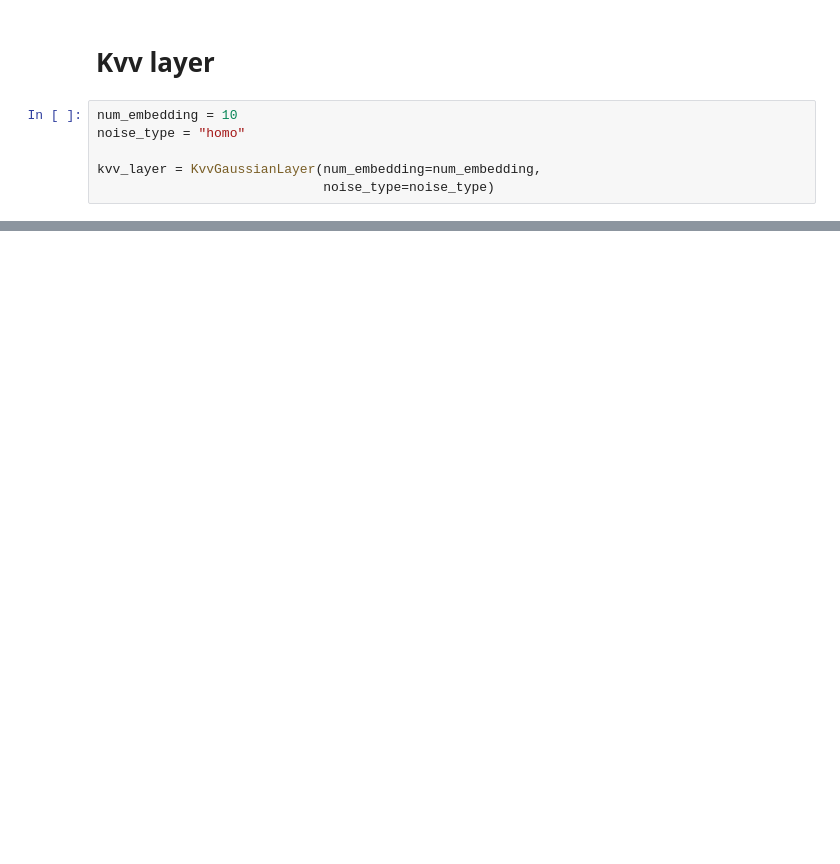
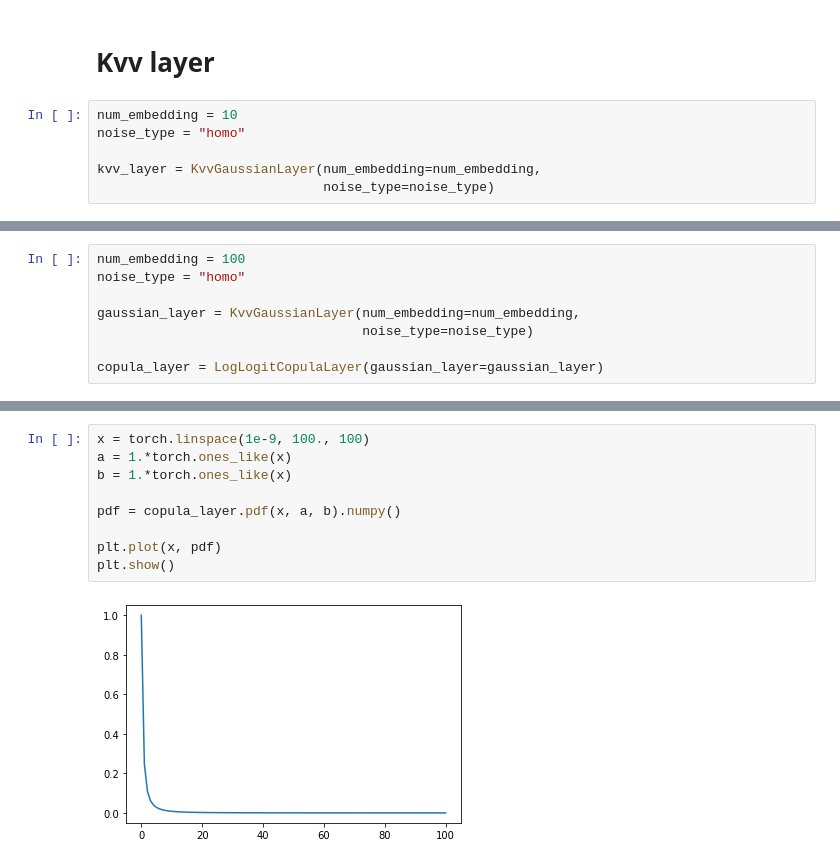
Before and after one commit to requeima/kernelcnp, a Jupyter notebook: notebooks/scratch-output.ipynb, the cells around one changed output, grey strips where cells are left out. Cells and saved outputs as stored; diff of their text form; blank space fills up the shorter version.

Commit message:
log logit copula layer working

```diff
--- a/notebooks/scratch-output.ipynb
+++ b/notebooks/scratch-output.ipynb
@@ -173,0 +407,8 @@ torch.Size([5, 3, 7])
+# %%
+num_embedding = 100
+noise_type = "homo"
+
+gaussian_layer = KvvGaussianLayer(num_embedding=num_embedding,
+                                  noise_type=noise_type)
+
+copula_layer = LogLogitCopulaLayer(gaussian_layer=gaussian_layer)
@@ -173,0 +426,11 @@ torch.Size([5, 3, 7])
+# %%
+x = torch.linspace(1e-9, 100., 100)
+a = 1.*torch.ones_like(x)
+b = 1.*torch.ones_like(x)
+
+pdf = copula_layer.pdf(x, a, b).numpy()
+
+plt.plot(x, pdf)
+plt.show()
+# %% [output]
+[figure, added]
```
Also changed, not shown: parts of 15 cells of this notebook, 1 other file.
